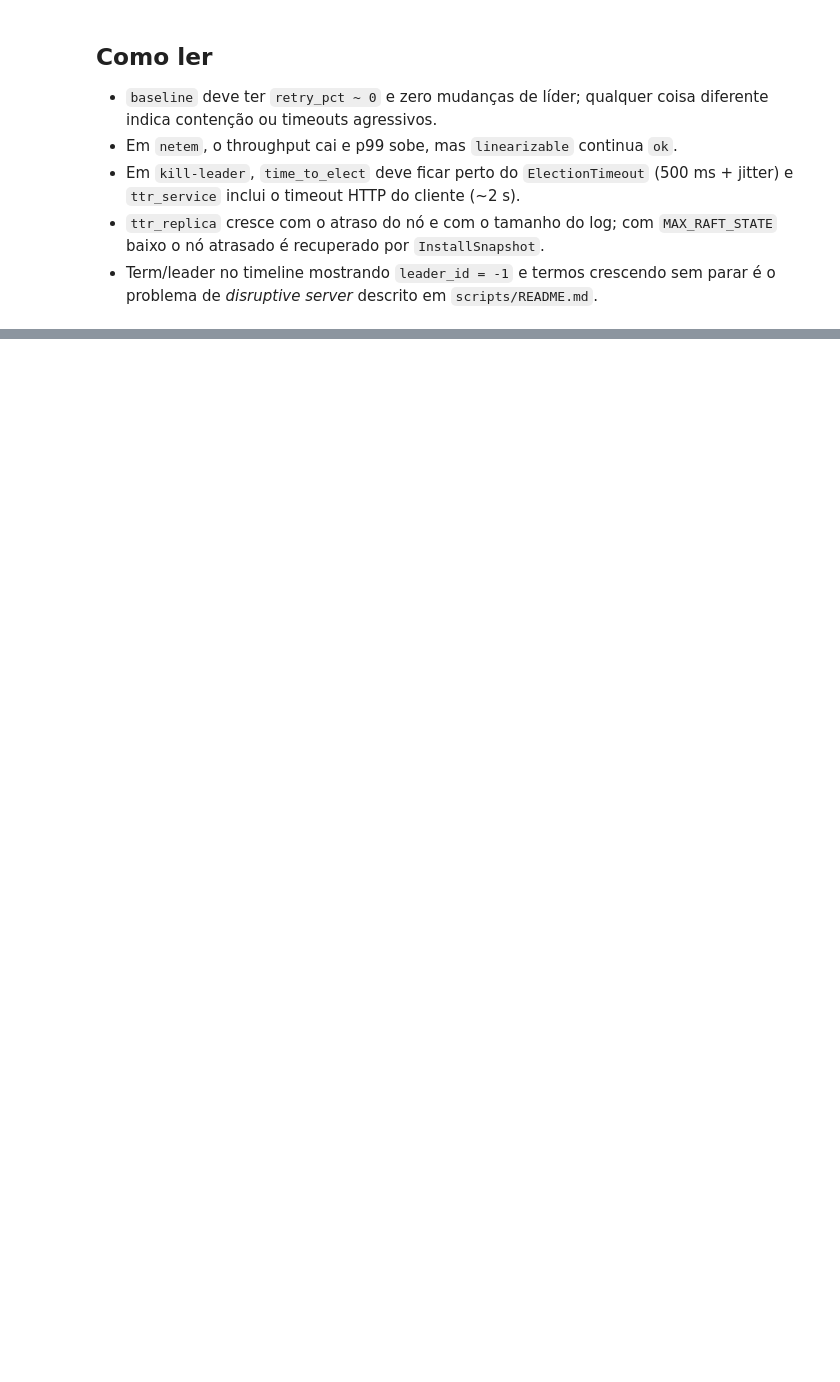
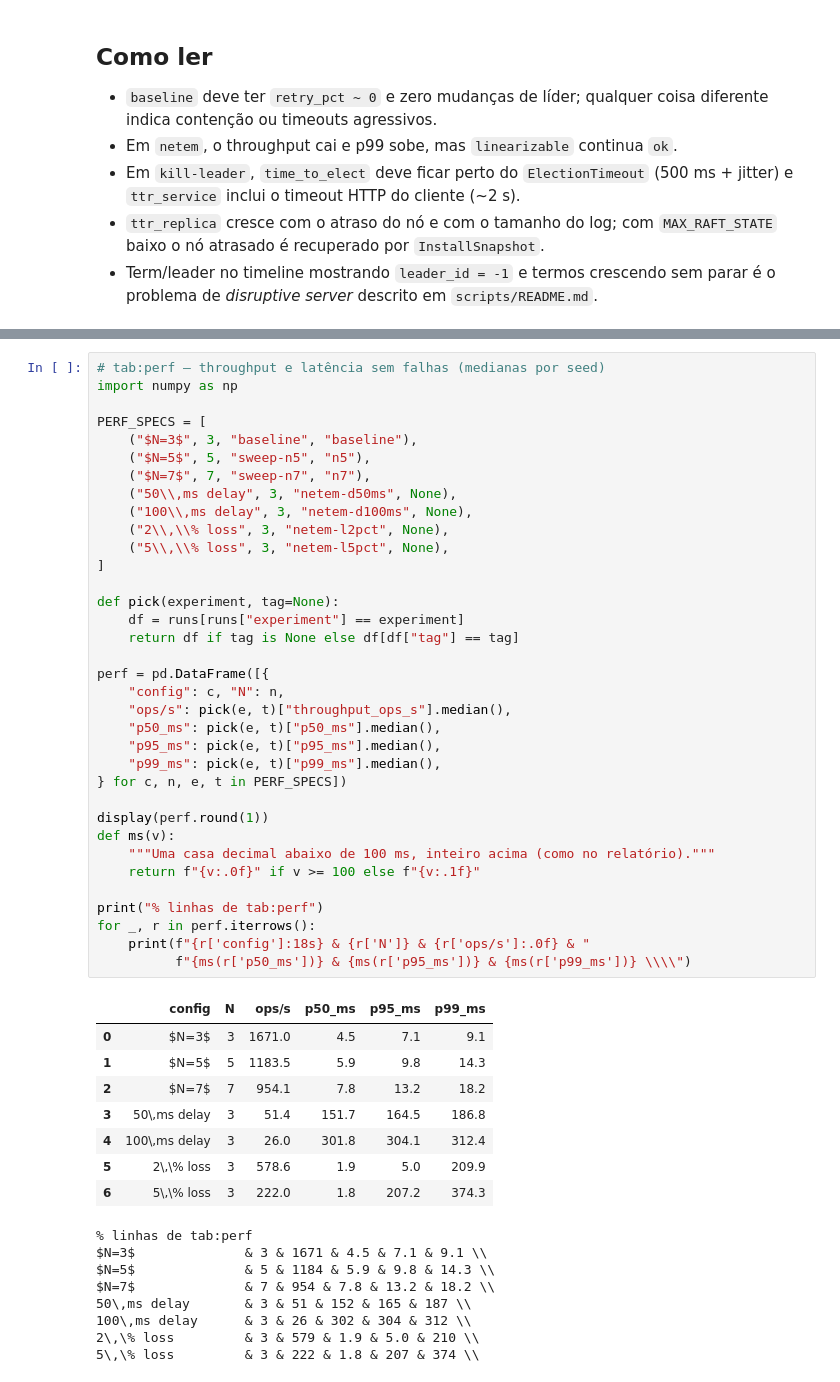
Before and after one commit to Everton-Colombo/6.824-labs, a Jupyter notebook: scripts/analysis.ipynb, the cells around one changed output, grey strips where cells are left out. Drawn from its saved outputs; the diff is of its cells as text; blank space fills up the shorter version.

```diff
--- a/scripts/analysis.ipynb
+++ b/scripts/analysis.ipynb
@@ -225,0 +234,52 @@ seed 1: fault at 0 s (dashed), heal at 3.0 s (dotted)
+# %%
+# tab:perf — throughput e latência sem falhas (medianas por seed)
+import numpy as np
+
+PERF_SPECS = [
+    ("$N=3$", 3, "baseline", "baseline"),
+    ("$N=5$", 5, "sweep-n5", "n5"),
+    ("$N=7$", 7, "sweep-n7", "n7"),
+    ("50\\,ms delay", 3, "netem-d50ms", None),
+    ("100\\,ms delay", 3, "netem-d100ms", None),
+    ("2\\,\\% loss", 3, "netem-l2pct", None),
+    ("5\\,\\% loss", 3, "netem-l5pct", None),
+]
+
+def pick(experiment, tag=None):
+    df = runs[runs["experiment"] == experiment]
+    return df if tag is None else df[df["tag"] == tag]
+
+perf = pd.DataFrame([{
+    "config": c, "N": n,
+    "ops/s": pick(e, t)["throughput_ops_s"].median(),
+    "p50_ms": pick(e, t)["p50_ms"].median(),
+    "p95_ms": pick(e, t)["p95_ms"].median(),
+    "p99_ms": pick(e, t)["p99_ms"].median(),
+} for c, n, e, t in PERF_SPECS])
+
+display(perf.round(1))
+def ms(v):
+    """Uma casa decimal abaixo de 100 ms, inteiro acima (como no relatório)."""
+    return f"{v:.0f}" if v >= 100 else f"{v:.1f}"
+
+print("% linhas de tab:perf")
+for _, r in perf.iterrows():
+    print(f"{r['config']:18s} & {r['N']} & {r['ops/s']:.0f} & "
+          f"{ms(r['p50_ms'])} & {ms(r['p95_ms'])} & {ms(r['p99_ms'])} \\\\")
+# %% [output]
+|  | config | N | ops/s | p50_ms | p95_ms | p99_ms |
+| 0 | $N=3$ | 3 | 1671.0 | 4.5 | 7.1 | 9.1 |
+| 1 | $N=5$ | 5 | 1183.5 | 5.9 | 9.8 | 14.3 |
+| 2 | $N=7$ | 7 | 954.1 | 7.8 | 13.2 | 18.2 |
+| 3 | 50\,ms delay | 3 | 51.4 | 151.7 | 164.5 | 186.8 |
+| 4 | 100\,ms delay | 3 | 26.0 | 301.8 | 304.1 | 312.4 |
+| 5 | 2\,\% loss | 3 | 578.6 | 1.9 | 5.0 | 209.9 |
+| 6 | 5\,\% loss | 3 | 222.0 | 1.8 | 207.2 | 374.3 |
+% linhas de tab:perf
+$N=3$              & 3 & 1671 & 4.5 & 7.1 & 9.1 \\
+$N=5$              & 5 & 1184 & 5.9 & 9.8 & 14.3 \\
+$N=7$              & 7 & 954 & 7.8 & 13.2 & 18.2 \\
+50\,ms delay       & 3 & 51 & 152 & 165 & 187 \\
+100\,ms delay      & 3 & 26 & 302 & 304 & 312 \\
+2\,\% loss         & 3 & 579 & 1.9 & 5.0 & 210 \\
+5\,\% loss         & 3 & 222 & 1.8 & 207 & 374 \\
```
Also changed, not shown: parts of 7 cells of this notebook, 1 other file.
